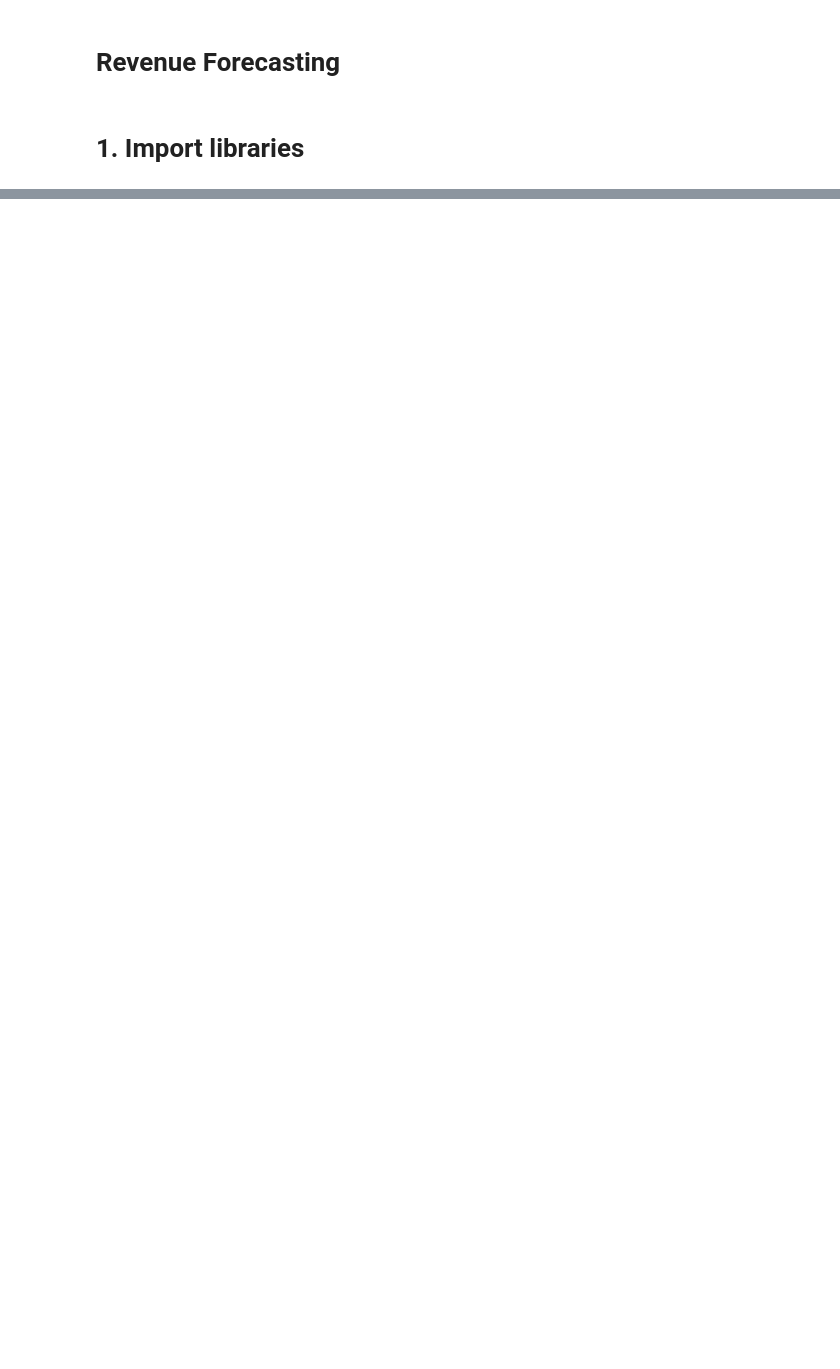
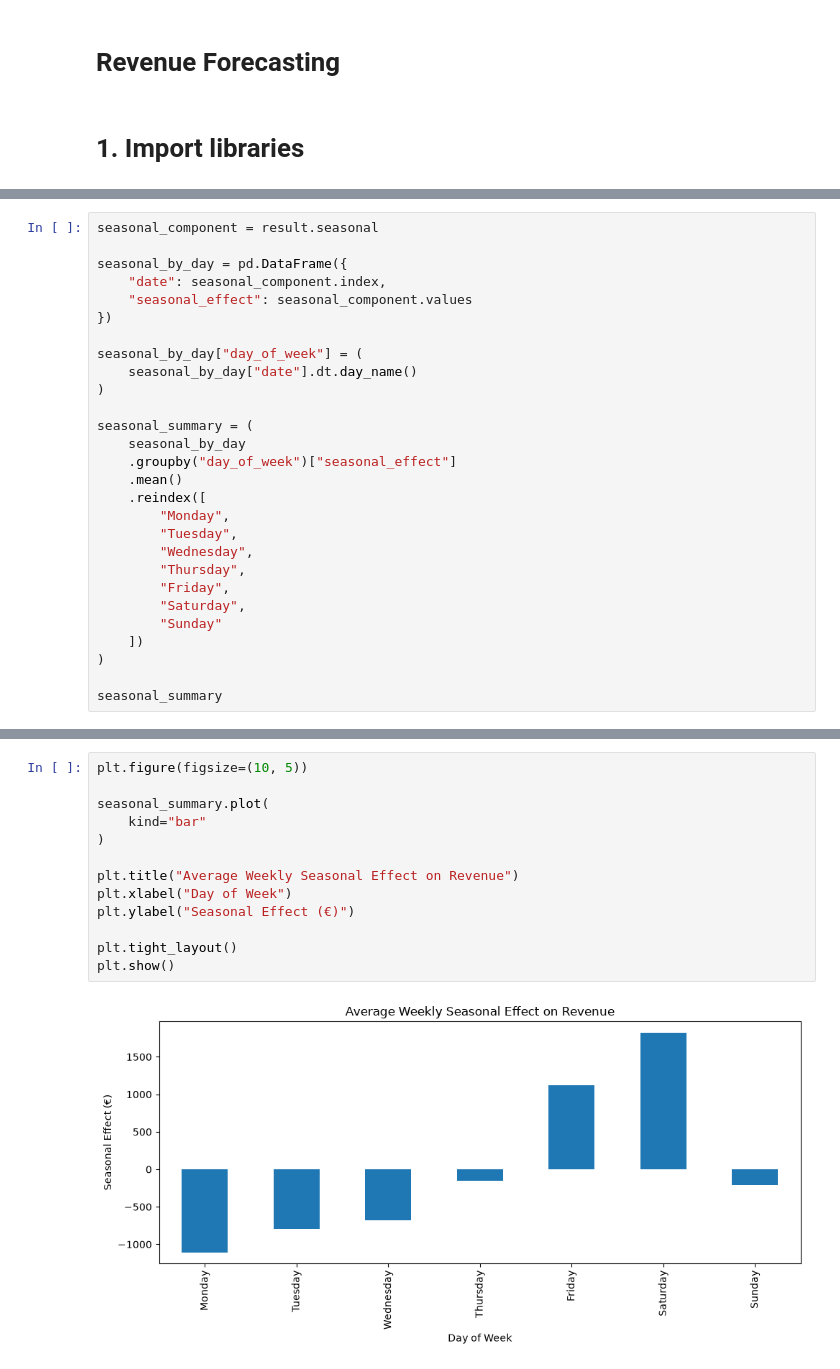
Before and after one commit to satish-shrestha-4u/restrodine-restaurant-intelligence, a Jupyter notebook: notebooks/03_revenue_forecasting.ipynb, the cells around one changed output, grey strips where cells are left out. Drawn from its saved outputs; the diff is of its cells as text; blank space fills up the shorter version.

```diff
--- a/notebooks/03_revenue_forecasting.ipynb
+++ b/notebooks/03_revenue_forecasting.ipynb
@@ -24,0 +81,28 @@ df.sample(5)
+# %%
+seasonal_component = result.seasonal
+
+seasonal_by_day = pd.DataFrame({
+    "date": seasonal_component.index,
+    "seasonal_effect": seasonal_component.values
+})
+
+seasonal_by_day["day_of_week"] = (
+    seasonal_by_day["date"].dt.day_name()
+)
+
+seasonal_summary = (
+    seasonal_by_day
+    .groupby("day_of_week")["seasonal_effect"]
+    .mean()
+    .reindex([
+        "Monday",
+        "Tuesday",
+        "Wednesday",
+        "Thursday",
+        "Friday",
+        "Saturday",
+        "Sunday"
+    ])
+)
+
+seasonal_summary
@@ -24,0 +119,15 @@ df.sample(5)
+# %%
+plt.figure(figsize=(10, 5))
+
+seasonal_summary.plot(
+    kind="bar"
+)
+
+plt.title("Average Weekly Seasonal Effect on Revenue")
+plt.xlabel("Day of Week")
+plt.ylabel("Seasonal Effect (€)")
+
+plt.tight_layout()
+plt.show()
+# %% [output]
+[figure, added]
```
Also changed, not shown: parts of 84 cells of this notebook, 2 other files.
